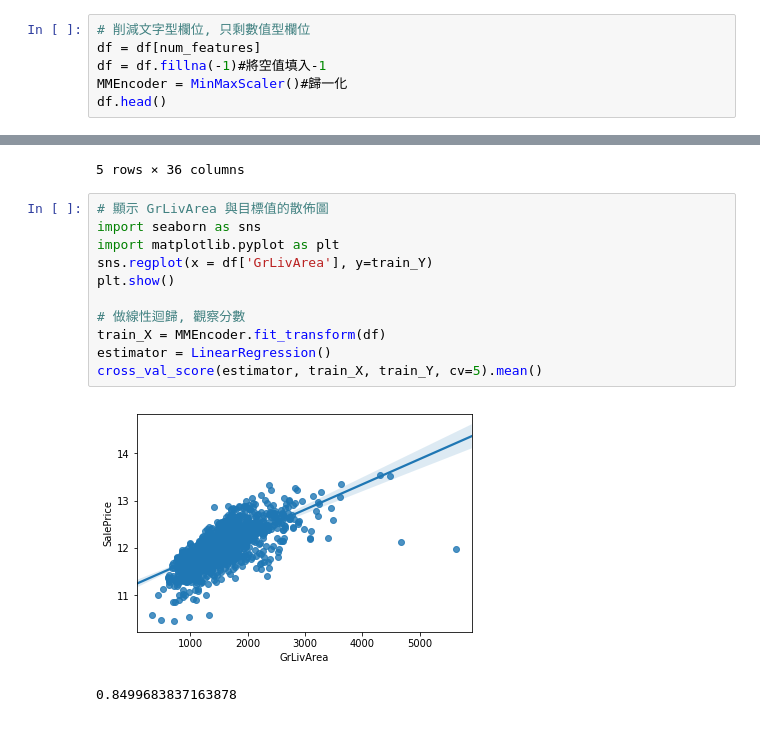
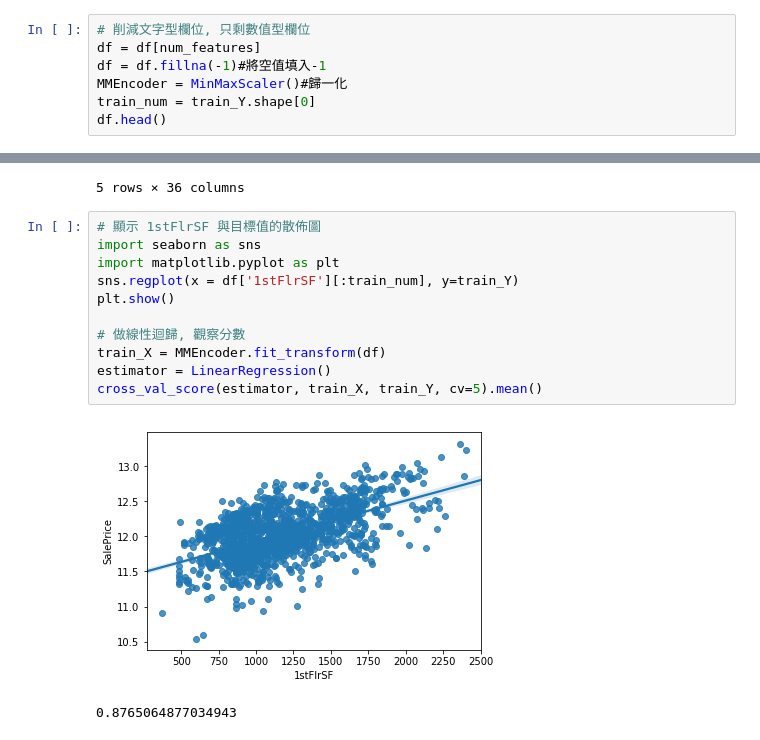
Before and after one commit to scolin912/3rd-ML100Days, a Jupyter notebook: homework/Day_010_HW.ipynb, the cells around one changed output, grey strips where cells are left out. Drawn from its saved outputs; the diff is of its cells as text.

```diff
--- a/homework/Day_010_HW.ipynb
+++ b/homework/Day_010_HW.ipynb
@@ -43,6 +43,7 @@ print(f'{len(num_features)} Numeric Features : {num_features}\n')
 df = df[num_features]
 df = df.fillna(-1)#將空值填入-1
 MMEncoder = MinMaxScaler()#歸一化
+train_num = train_Y.shape[0]
 df.head()
 # %% [output]
 |  | MSSubClass | LotFrontage | LotArea | OverallQual | OverallCond | YearBuilt | YearRemodAdd | MasVnrArea | ... |
@@ -53,16 +54,16 @@ df.head()
 | 4 | 60 | 84.0 | 14260 | 8 | 5 | 2000 | 2000 | 350.0 | ... |
 5 rows × 36 columns
 # %%
-# 顯示 GrLivArea 與目標值的散佈圖
+# 顯示 1stFlrSF 與目標值的散佈圖
 import seaborn as sns
 import matplotlib.pyplot as plt
-sns.regplot(x = df['GrLivArea'], y=train_Y)
+sns.regplot(x = df['1stFlrSF'][:train_num], y=train_Y)
 plt.show()
 
 # 做線性迴歸, 觀察分數
 train_X = MMEncoder.fit_transform(df)
 estimator = LinearRegression()
 cross_val_score(estimator, train_X, train_Y, cv=5).mean()
 # %% [output]
-[figure, old version]
+[figure, new version]
-0.8499683837163878
+0.8765064877034943
```
Also changed, not shown: parts of 10 cells of this notebook.
